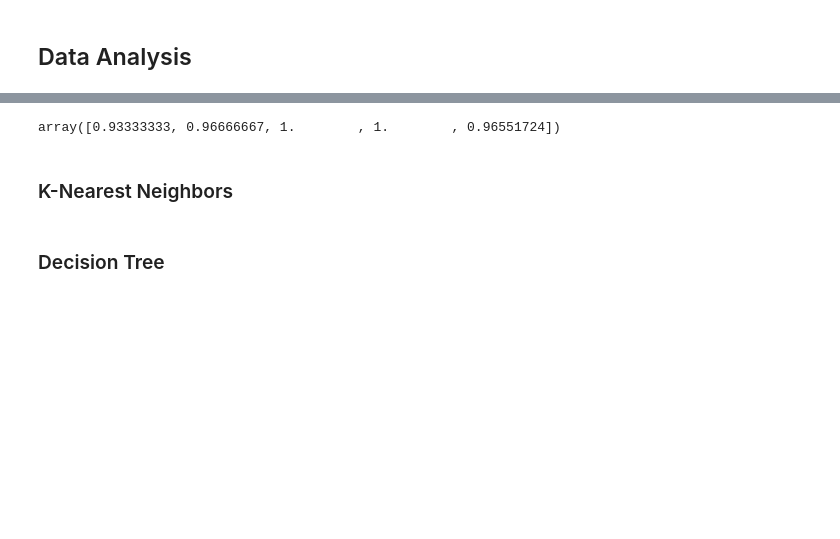
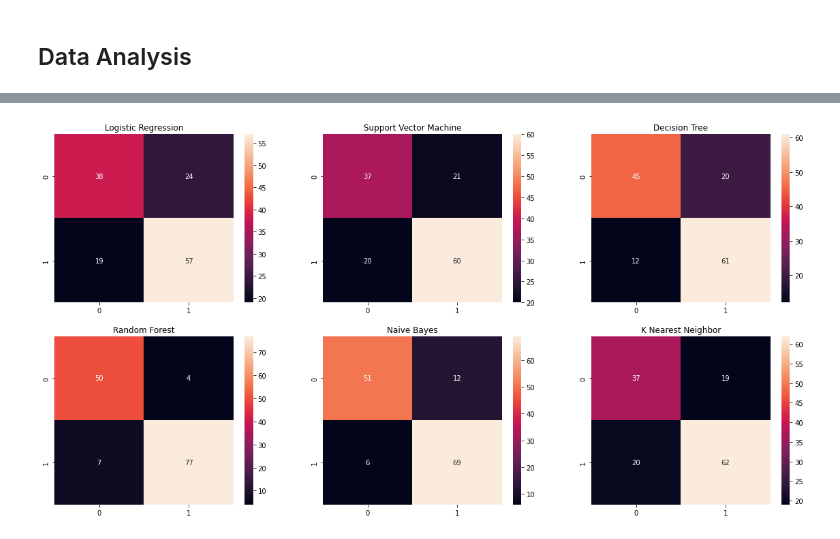
Before and after one commit to yongleyuan/ece539-project, a Jupyter notebook: main.ipynb, the cells around one changed output, grey strips where cells are left out. Cells and saved outputs as stored; diff of their text form; code cells hidden in the pictures; blank space fills up the shorter version.

```diff
--- a/main.ipynb
+++ b/main.ipynb
@@ -34,7 +52,7 @@ data = pd.read_csv(os.path.join(DIR, 'heart.csv'))
 # %% [markdown]
 In the original data, some features consist string values. We need to convert them to numbers. In this case, we use one hot encoding to ensure unbiased analysis.
 # %%
-# encoder = OneHotEncoder(handle_unknown='ignore')
+encoder = OneHotEncoder(handle_unknown='ignore')
 
 Sex_df = pd.DataFrame(encoder.fit_transform(data[['Sex']]).toarray())
 ChestPainType_df = pd.DataFrame(encoder.fit_transform(data[['ChestPainType']]).toarray())
@@ -50,3 +68,5 @@ data.drop('ChestPainType', axis=1, inplace=True)
 data.drop('RestingECG', axis=1, inplace=True)
 data.drop('ExerciseAngina', axis=1, inplace=True)
 data.drop('ST_Slope', axis=1, inplace=True)
+y_data = data['HeartDisease']
+data.drop('HeartDisease', axis=1, inplace=True)
@@ -65,9 +92,9 @@ y = data[:,-1]
 # %%
 # Split data
-# train/test/validation = 60/20/20
+# train/test/validation = 70/15/15
 # Random state set to get the same results
 
-X_train, X_test, y_train, y_test = train_test_split(X, y, test_size=0.2, random_state=1, shuffle=True)
-X_train, X_valid, y_train, y_valid = train_test_split(X_train, y_train, test_size=0.2, random_state=2)
+X_train, X_test, y_train, y_test = train_test_split(X, y, test_size=0.15, random_state=1, shuffle=True)
+X_train, X_val, y_train, y_val = train_test_split(X_train, y_train, test_size=0.15, random_state=1, shuffle=True)
 # %% [markdown]
 ## Data Analysis
@@ -89,8 +101,36 @@ Intercept:
-# %%
-cross_val_score(logreg_clf, X_valid, y_valid)
-# %% [output]
-array([0.93333333, 0.96666667, 1.        , 1.        , 0.96551724])
-# %% [markdown]
-### K-Nearest Neighbors
-# %% [markdown]
-### Decision Tree
+# %%
+models = {}
+models['Logistic Regression'] = LogisticRegression(max_iter=20000)
+models['Support Vector Machine'] = LinearSVC(max_iter=200000)
+models['Decision Tree'] = DecisionTreeClassifier()
+models['Random Forest'] = RandomForestClassifier()
+models['Naive Bayes'] = GaussianNB()
+models['K Nearest Neighbor'] = KNeighborsClassifier()
+# %%
+accuracy, precision, recall, f1, Cmats = {}, {}, {}, {}, {}
+
+for key in models.keys():
+
+    # Fit the classifier model
+    models[key].fit(X_train, y_train)
+
+    # Prediction
+    predictions = models[key].predict(X_test)
+
+    # Calculate Accuracy, Precision and Recall Metrics
+    accuracy[key] = accuracy_score(predictions, y_test)
+    precision[key] = precision_score(predictions, y_test, average='micro')
+    recall[key] = recall_score(predictions, y_test, average='micro')
+    f1[key] = f1_score(predictions, y_test, average='micro')
+    Cmats[key] = confusion_matrix(predictions, y_test)
+# %%
+i = 231
+fig = plt.figure(figsize=(20,10))
+for key in Cmats.keys():
+    cmat = Cmats[key]
+    ax = fig.add_subplot(i)
+    ax.title.set_text(key)
+    sn.heatmap(cmat, annot=True)
+    i = i + 1
+# %% [output]
+[figure, added]
```
Also changed, not shown: parts of 19 cells of this notebook.
